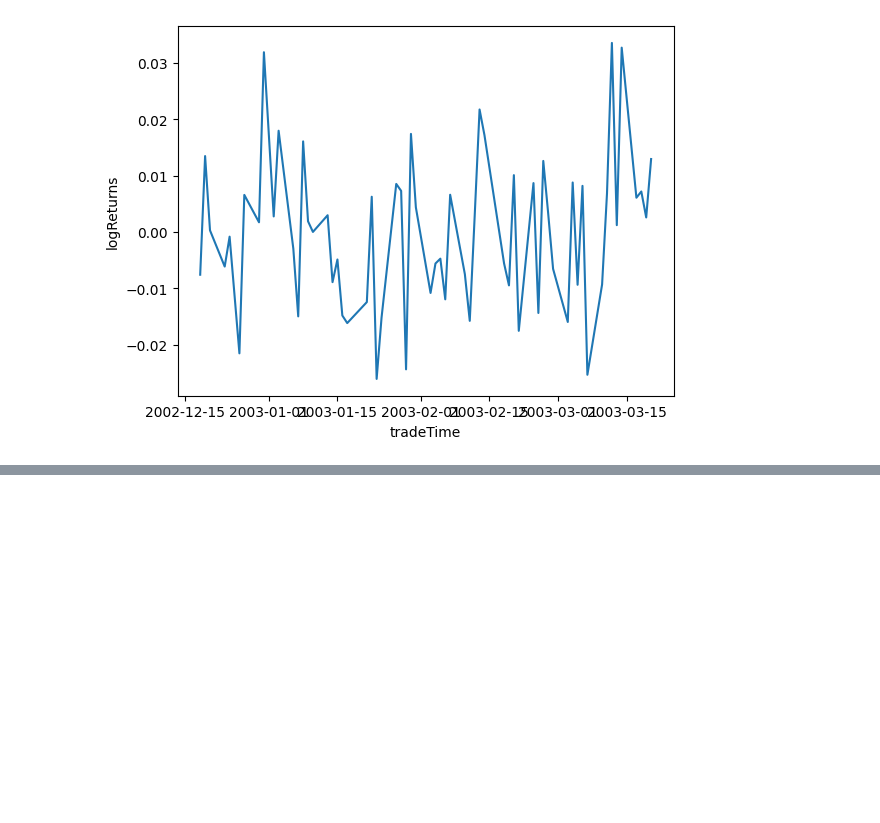
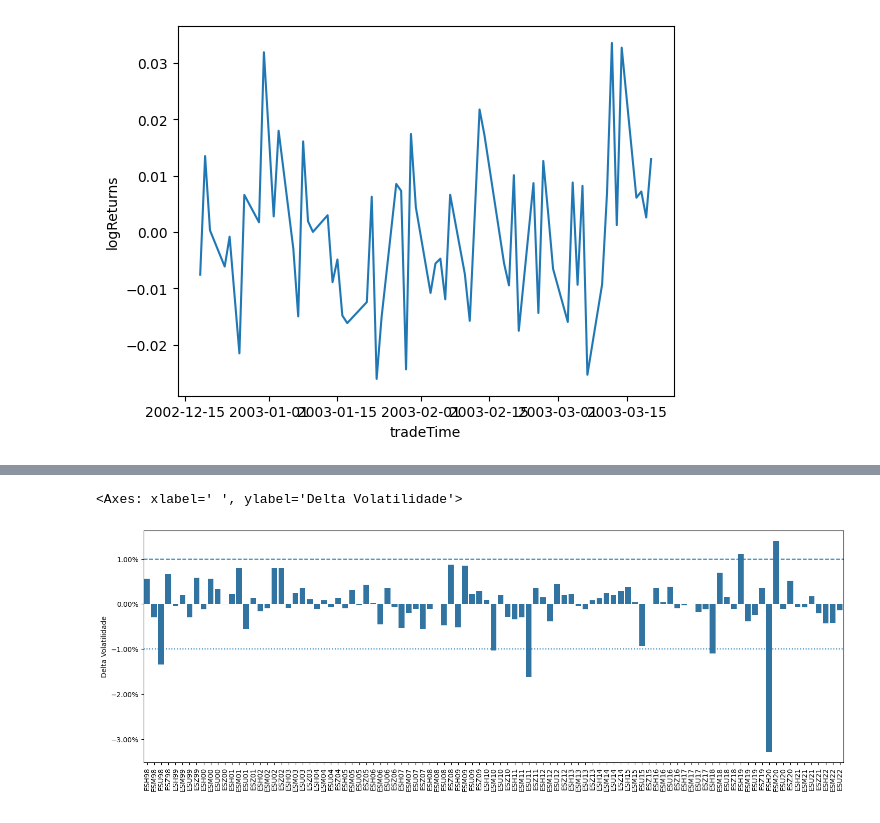
Before and after one commit to fgDotTex/EO_Black76_AssumptionTesting, a Jupyter notebook: BlackModel_AssumptionTesting.ipynb, the cells around one changed output, grey strips where cells are left out. Drawn from its saved outputs; the diff is of its cells as text; code cells hidden in the pictures; blank space fills up the shorter version.

```diff
--- a/BlackModel_AssumptionTesting.ipynb
+++ b/BlackModel_AssumptionTesting.ipynb
@@ -292,0 +258,13 @@ seaborn.lineplot(x="tradeTime", y="logReturns", data=dfT)
+# %%
+#Going to use stored dfs, makes more sense then reloading them from an str
+def volatilityDelta(df):
+    if "logReturns" not in df.columns:
+        raise ValueError("Missing log returns") #pretty sure it wouldve called out on its own. Eh wtv
+    #ilocs are preserving date orders as far as I know
+    h = len(df)//2
+    #i want
+    #df[:h] and df[h:]...
+    #This is WAAAY to complicated but I HATE rewriting something
+    stdDevs = [df.iloc[a:b]["logReturns"].std() for (a,b) in [(None,h),(h,None)]]
+    #I'd probably want to do matrix mult here fyi
+    return stdDevs[1] - stdDevs[0]
@@ -292,0 +297,13 @@ seaborn.lineplot(x="tradeTime", y="logReturns", data=dfT)
+# %%
+#Plot Vol Deltas
+fig, ax = plt.subplots(figsize=(18, 6))
+fig.gca().yaxis.set_major_formatter(mtick.StrMethodFormatter(fmt))
+ax.tick_params(axis='x', labelrotation=90)
+ax.set_ylabel("Delta Volatilidade")
+ax.set_xlabel(" ")
+ax.axhline(y=0.01, linestyle="--")
+ax.axhline(y=-0.01, linestyle=":")
+seaborn.barplot(data=volDeltas, x="0", y="Vol")
+# %% [output]
+<Axes: xlabel=' ', ylabel='Delta Volatilidade'>
+[figure, added]
```
Also changed, not shown: parts of 17 cells of this notebook.
